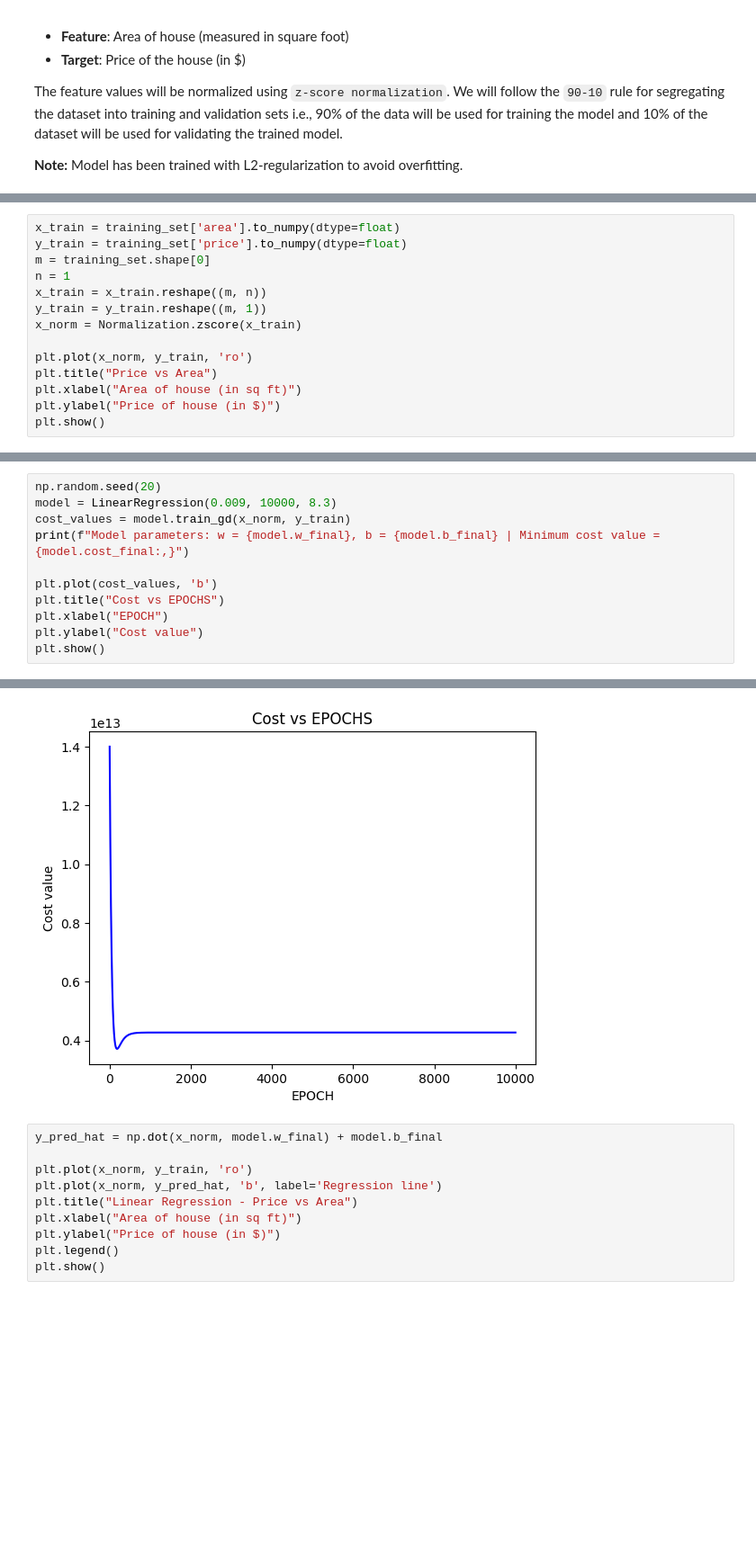
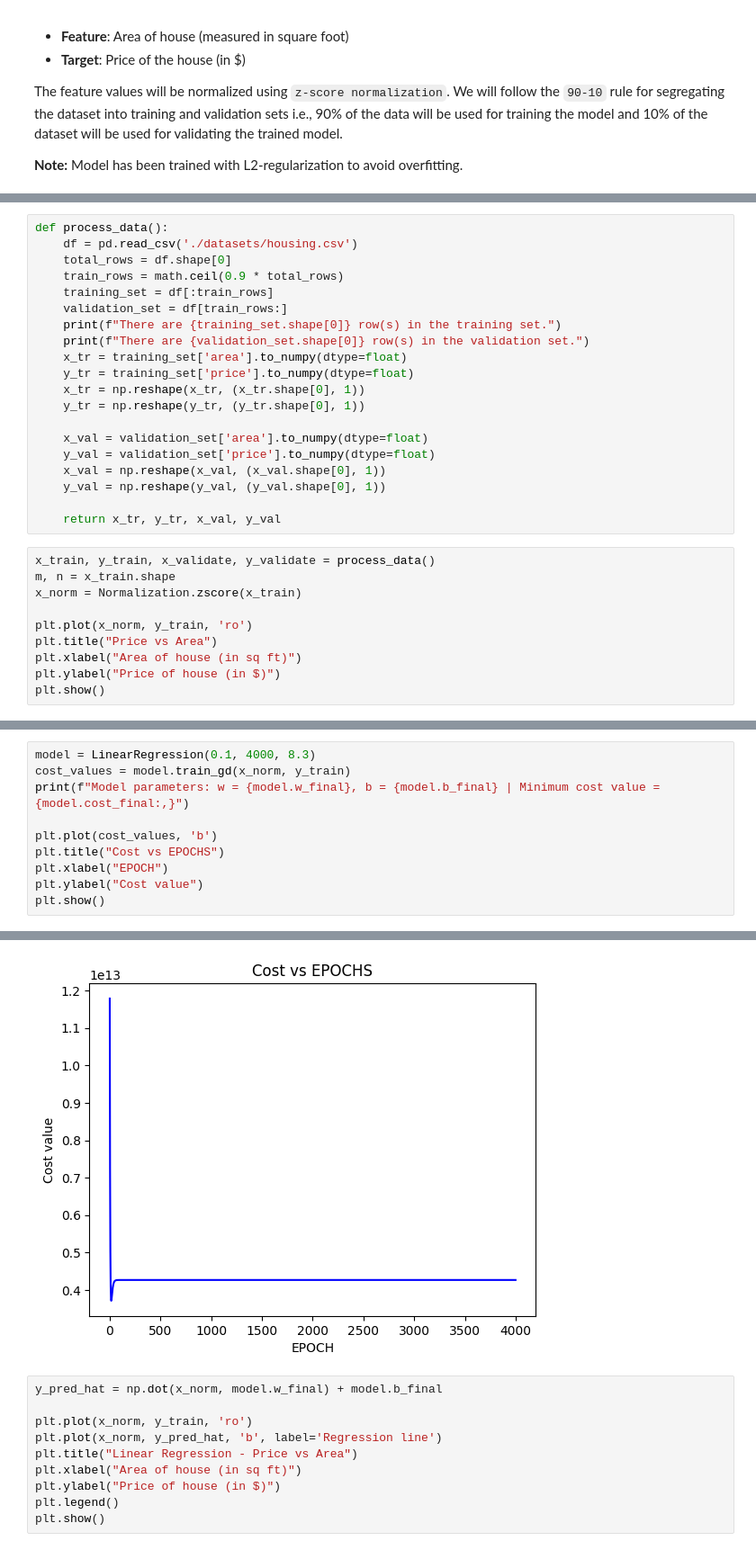
Before and after one commit to mkbworks/csen240, a Jupyter notebook: housing_price_univariate.ipynb, the cells around one changed output, grey strips where cells are left out. Shown at 90% size. Drawn from its saved outputs; the diff is of its cells as text; blank space fills up the shorter version.

```diff
--- a/housing_price_univariate.ipynb
+++ b/housing_price_univariate.ipynb
@@ -46,10 +19,26 @@ There are 54 row(s) in the validation set.
+# %%
+def process_data():
+    df = pd.read_csv('./datasets/housing.csv')
+    total_rows = df.shape[0]
+    train_rows = math.ceil(0.9 * total_rows)
+    training_set = df[:train_rows]
+    validation_set = df[train_rows:]
+    print(f"There are {training_set.shape[0]} row(s) in the training set.")
+    print(f"There are {validation_set.shape[0]} row(s) in the validation set.")
+    x_tr = training_set['area'].to_numpy(dtype=float)
+    y_tr = training_set['price'].to_numpy(dtype=float)
+    x_tr = np.reshape(x_tr, (x_tr.shape[0], 1))
+    y_tr = np.reshape(y_tr, (y_tr.shape[0], 1))
+
+    x_val = validation_set['area'].to_numpy(dtype=float)
+    y_val = validation_set['price'].to_numpy(dtype=float)
+    x_val = np.reshape(x_val, (x_val.shape[0], 1))
+    y_val = np.reshape(y_val, (y_val.shape[0], 1))
+
+    return x_tr, y_tr, x_val, y_val
 # %%
-x_train = training_set['area'].to_numpy(dtype=float)
-y_train = training_set['price'].to_numpy(dtype=float)
-m = training_set.shape[0]
-n = 1
-x_train = x_train.reshape((m, n))
-y_train = y_train.reshape((m, 1))
+x_train, y_train, x_validate, y_validate = process_data()
+m, n = x_train.shape
 x_norm = Normalization.zscore(x_train)
 
 plt.plot(x_norm, y_train, 'ro')
@@ -61,7 +52,6 @@ plt.show()
 [figure]
 # %%
-np.random.seed(20)
-model = LinearRegression(0.009, 10000, 8.3)
+model = LinearRegression(0.1, 4000, 8.3)
 cost_values = model.train_gd(x_norm, y_train)
 print(f"Model parameters: w = {model.w_final}, b = {model.b_final} | Minimum cost value = {model.cost_final:,}")
 
@@ -75,4 +65,4 @@ Model parameters: w = [[701126.78565791]], b = 4076360.729702264 | Minimum cost
-[figure, old version]
+[figure, new version]
 # %%
 y_pred_hat = np.dot(x_norm, model.w_final) + model.b_final
 
```
Also changed, not shown: parts of 6 cells of this notebook, 2 other files.
